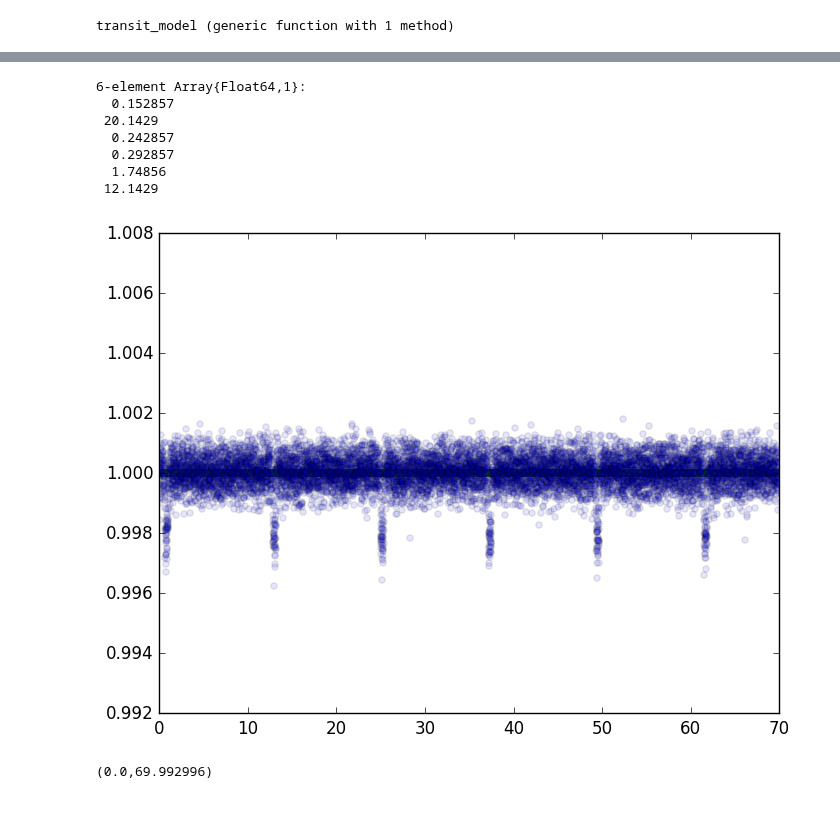
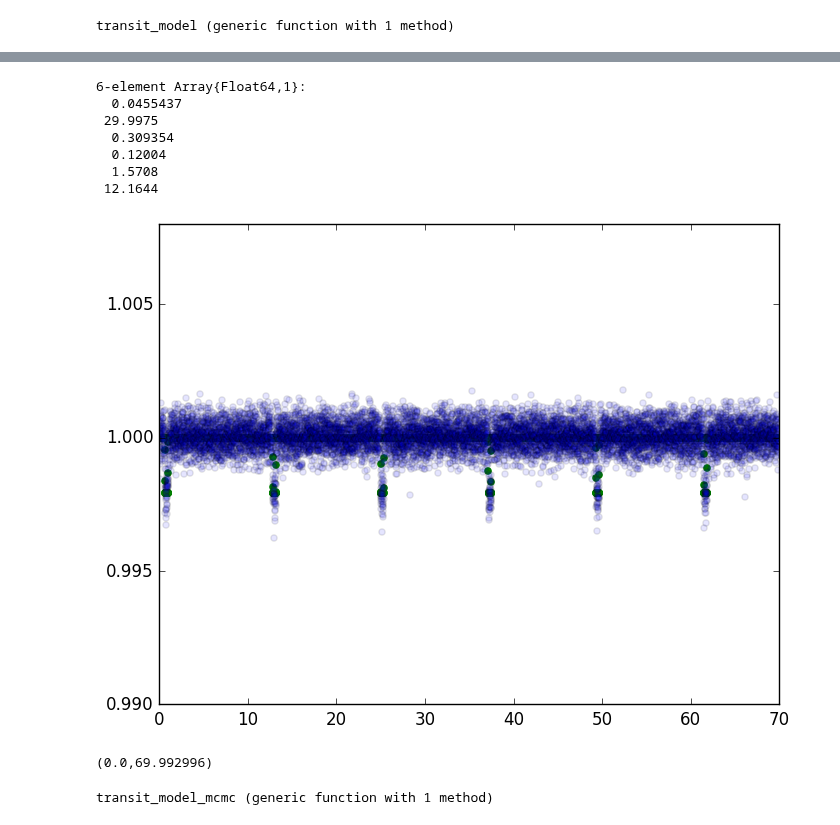
Before and after one commit to jlustigy/ExoJulia, a Jupyter notebook: Homework/hw2a/Dave_Jake/transit_dev.ipynb, the cells around one changed output, grey strips where cells are left out. Saved outputs shown, nothing was run; the diff lists cells and outputs as text; code cells hidden in the pictures.

Commit message:
trying mcmc fitting...

```diff
--- a/Homework/hw2a/Dave_Jake/transit_dev.ipynb
+++ b/Homework/hw2a/Dave_Jake/transit_dev.ipynb
@@ -202,9 +197,11 @@ function transit_model(time::Array{Float64,1},params::Vector)
     inc = params[5]
     per = params[6]
 
+    fi = 3.*pi/2 - varpi
     tp = per*sqrt(1.-ecc*ecc)/(2.*pi)*(ecc*sin(fi)/(1.+ecc*cos(fi))-2./sqrt(1.-ecc*ecc)*atan2(sqrt(1.-ecc*ecc)*tan(fi/2.),1.+ecc))
 
-    data_fold = [time flux err]
+    input_data = [time mean_flux err]
+    data_fold = copy(input_data)
     data_fold[:,1] = mod(time[1] - time[1], per)
     data_fold = fastsortrows(data_fold,[1]);
 
@@ -221,7 +218,7 @@ end
 transit_model (generic function with 1 method)
 # %%
 # params = [rp/rs, d, ecc, varpi, inc, period] where d = a/rstar
-params = [0.01, 20.0, 0.1, 0.15, 92.*pi/180., 12.0]
+params = [0.01, 30.0, 0.1, 0.15, 90.*pi/180., 12.0]
 # %% [output]
 6-element Array{Float64,1}:
   0.01
@@ -232,4 +229,4 @@ params = [0.01, 20.0, 0.1, 0.15, 92.*pi/180., 12.0]
  12.0
 # %%
-optimum = optimize(transit_loglike, params, method=:"cg")
+optimum = optimize(transit_loglike, params, method=:bfgs)
 # %% [output]
@@ -238,19 +246,19 @@ while loading In[407], in expression starting on line 1
 # %%
 # params = [rp/rs, d, ecc, varpi, inc, period] where d = a/rstar
-optimum.minimum
+best = optimum.minimum
 # %% [output]
 6-element Array{Float64,1}:
-  0.152857
- 20.1429
-  0.242857
-  0.292857
-  1.74856
- 12.1429
+  0.0455437
+ 29.9975
+  0.309354
+  0.12004
+  1.5708
+ 12.1644
 # %%
-scatter(time,transit_model(time,optimum.minimum),color="green")
+scatter(time,transit_model(time,best),color="green")
 
 scatter(data[:,1],data[:,2]/mean(data[:,2]),alpha=0.1)
 xlim(data[1,1],data[end,1])
 # %% [output]
-[figure, old version]
+[figure, new version]
 (0.0,69.992996)
@@ -256,0 +267,29 @@ xlim(data[1,1],data[end,1])
+# %%
+function transit_model_mcmc(time::Array{Float64,1},params::Vector)
+    # params = [rp/rs, d, ecc, varpi, inc] where d = a/rstar
+    k = params[1]
+    d = params[2]
+    ecc = params[3]
+    varpi = params[4] + pi/2.0 # rads
+    inc = params[5]
+    per = 12.1644 #params[6]
+
+    fi = 3.*pi/2 - varpi
+    tp = per*sqrt(1.-ecc*ecc)/(2.*pi)*(ecc*sin(fi)/(1.+ecc*cos(fi))-2./sqrt(1.-ecc*ecc)*atan2(sqrt(1.-ecc*ecc)*tan(fi/2.),1.+ecc))
+
+    #input_data = [time mean_flux err]
+    #data_fold = copy(input_data)
+    #data_fold[:,1] = mod(time[1] - time[1], per)
+    #data_fold = fastsortrows(data_fold,[1]);
+
+    rel_flux = zeros(length(time))
+    distance = 0.0
+    for i=1:length(time)
+        distance = center_separation(time[i],time[1]+tp,per,d,inc,ecc,varpi)
+        rel_flux[i] = relative_flux(distance,k)
+    end
+
+    return rel_flux
+end
+# %% [output]
+transit_model_mcmc (generic function with 1 method)
```
Also changed, not shown: parts of 15 cells of this notebook.
